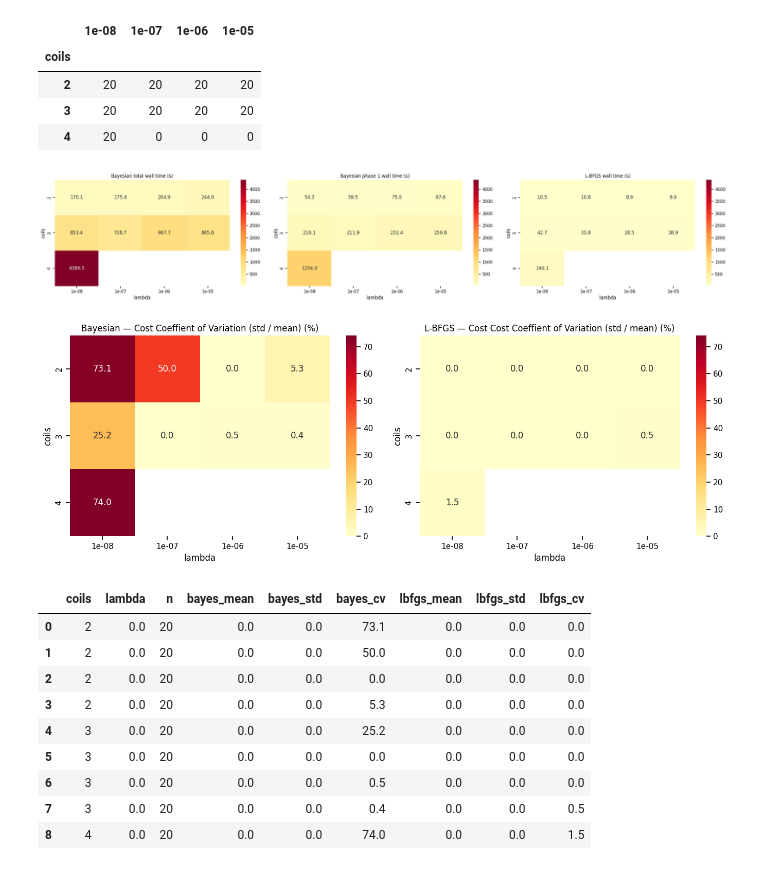
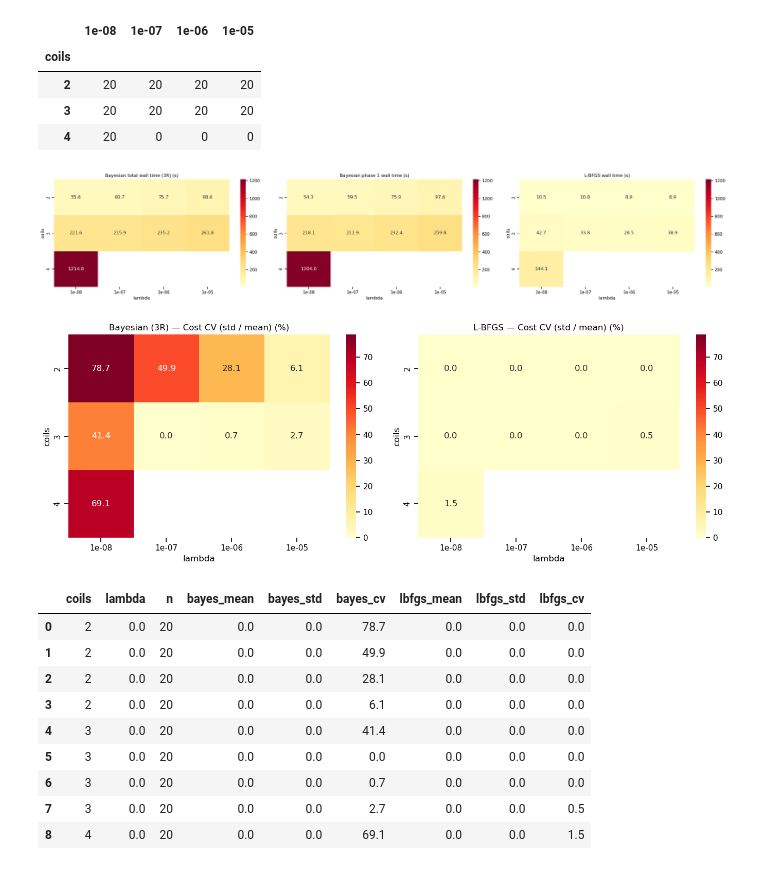
Before and after one commit to jeremslm/PF_location_optimization, a Jupyter notebook: notebooks/alfven_analysis.ipynb, the cells around one changed output. Saved outputs shown, nothing was run; the diff lists cells and outputs as text; code cells hidden in the pictures.

Commit message:
minor tweak to nb pertaining to lbfgs vs bayesian (k refined)

```diff
--- a/notebooks/alfven_analysis.ipynb
+++ b/notebooks/alfven_analysis.ipynb
@@ -78,6 +78,7 @@ for config in sorted(os.listdir(CONV_DIR)):
             'pts_refined': pts,
             'ref_costs_list': ref_costs,
             'ref_evals_list': ref_evals,
+            'ref_times_list': ref_times,
             'ref_evals_total': sum(ref_evals) if ref_evals else 0,
             'ref_evals_mean': float(np.mean(ref_evals)) if ref_evals else float('nan'),
             # timing
@@ -96,17 +106,20 @@ df.head()
 # %%
-K = 5  # number of refinement points to use
+K = 3 # number of refinement points to use
 
 def _kr(row):
     costs = row['ref_costs_list']
     evals = row['ref_evals_list']
+    times = row['ref_times_list']
     if len(costs) >= K and len(evals) >= K:
         return pd.Series({
-            'bayes_Kr_cost': float(costs[K-1]),
+            'bayes_Kr_cost':  float(costs[K-1]),
             'bayes_Kr_evals': row['n_bayesian_evals'] + int(sum(evals[:K])),
+            'bayes_Kr_time':  row['bayes_phase1_time'] + (float(sum(times[:K])) if len(times) >= K else float('nan')),
         })
-    return pd.Series({'bayes_Kr_cost': float('nan'), 'bayes_Kr_evals': float('nan')})
+    return pd.Series({'bayes_Kr_cost': float('nan'), 'bayes_Kr_evals': float('nan'), 'bayes_Kr_time': float('nan')})
 
 kr = df.apply(_kr, axis=1)
-df['bayes_Kr_cost'] = kr['bayes_Kr_cost']
+df['bayes_Kr_cost']  = kr['bayes_Kr_cost']
 df['bayes_Kr_evals'] = kr['bayes_Kr_evals']
+df['bayes_Kr_time']  = kr['bayes_Kr_time']
 print(f"{df['bayes_Kr_cost'].notna().sum()} / {len(df)} runs have >= {K} refinements")
@@ -206,46 +223,48 @@ display(pivot)
 | 3 | 20 | 20 | 20 | 20 |
 | 4 | 20 | 0 | 0 | 0 |
 # %%
-# Wall-clock time breakdown
-timing = df.groupby(['coils', 'lambda']).first().reset_index()
+# Wall-clock time breakdown (Bayesian capped at K refinements)
+valid = df.dropna(subset=['bayes_Kr_time'])
+timing = valid.groupby(['coils', 'lambda']).first().reset_index()
 
 lams = sorted(timing['lambda'].unique())
 pivots = {
     col: timing.pivot_table(index='coils', columns='lambda', values=col).reindex(lams, axis=1)
-    for col in ['bayes_time', 'bayes_phase1_time', 'lbfgs_time']
+    for col in ['bayes_Kr_time', 'bayes_phase1_time', 'lbfgs_time']
 }
 
 vmin = min(p.min().min() for p in pivots.values())
 vmax = max(p.max().max() for p in pivots.values())
 
 titles = {
-    'bayes_time':       'Bayesian total wall time (s)',
-    'bayes_phase1_time':'Bayesian phase 1 wall time (s)',
-    'lbfgs_time':       'L-BFGS wall time (s)',
+    'bayes_Kr_time':    f'Bayesian total wall time ({K}R) (s)',
+    'bayes_phase1_time': 'Bayesian phase 1 wall time (s)',
+    'lbfgs_time':        'L-BFGS wall time (s)',
 }
 
 fig, axes = plt.subplots(1, 3, figsize=(26, 5))
 for ax, (col, pivot) in zip(axes, pivots.items()):
     sns.heatmap(pivot, annot=True, fmt='.1f', cmap='YlOrRd', ax=ax, vmin=vmin, vmax=vmax)
     ax.set_title(titles[col])
     ax.set_xlabel('lambda')
     ax.set_ylabel('coils')
 
 plt.tight_layout()
 plt.show()
 # %% [output]
-[figure, old version]
+[figure, new version]
 # %%
-# Cost CV across runs (std / mean * 100%) per method — higher = more variable across seeds
-multi = df.groupby(['coils', 'lambda']).filter(lambda g: len(g) > 1)
+# Cost CV across runs (std / mean * 100%) — capped at K refinements
+valid = df.dropna(subset=['bayes_Kr_cost'])
+multi = valid.groupby(['coils', 'lambda']).filter(lambda g: len(g) > 1)
 
 if len(multi) == 0:
     print('Only single runs found — re-run with N_RUNS > 1 to see variance.')
 else:
     stats = multi.groupby(['coils', 'lambda']).agg(
-        bayes_mean=('bayes_cost', 'mean'), bayes_std=('bayes_cost', 'std'),
-        lbfgs_mean=('lbfgs_cost', 'mean'), lbfgs_std=('lbfgs_cost', 'std'),
-        n=('bayes_cost', 'count'),
+        bayes_mean=('bayes_Kr_cost', 'mean'), bayes_std=('bayes_Kr_cost', 'std'),
+        lbfgs_mean=('lbfgs_cost',    'mean'), lbfgs_std=('lbfgs_cost',    'std'),
+        n=('bayes_Kr_cost', 'count'),
     ).reset_index()
     stats['bayes_cv'] = stats['bayes_std'] / stats['bayes_mean'] * 100
     stats['lbfgs_cv'] = stats['lbfgs_std'] / stats['lbfgs_mean'] * 100
@@ -255,8 +274,8 @@ else:
 
     fig, axes = plt.subplots(1, 2, figsize=(14, 5))
     for ax, col, title in [
-        (axes[0], 'bayes_cv', 'Bayesian — Cost Coeffient of Variation (std / mean) (%)'),
-        (axes[1], 'lbfgs_cv', 'L-BFGS — Cost Cost Coeffient of Variation (std / mean) (%)'),
+        (axes[0], 'bayes_cv', f'Bayesian ({K}R) — Cost CV (std / mean) (%)'),
+        (axes[1], 'lbfgs_cv', 'L-BFGS — Cost CV (std / mean) (%)'),
     ]:
         pivot = stats.pivot_table(index='coils', columns='lambda', values=col)
         pivot = pivot.reindex(sorted(pivot.columns), axis=1)
@@ -269,14 +288,14 @@ else:
     plt.show()
     display(stats[['coils', 'lambda', 'n', 'bayes_mean', 'bayes_std', 'bayes_cv', 'lbfgs_mean', 'lbfgs_std', 'lbfgs_cv']])
 # %% [output]
-[figure, old version]
+[figure, new version]
 |  | coils | lambda | n | bayes_mean | bayes_std | bayes_cv | lbfgs_mean | lbfgs_std | lbfgs_cv |
-| 0 | 2 | 0.0 | 20 | 0.0 | 0.0 | 73.1 | 0.0 | 0.0 | 0.0 |
-| 1 | 2 | 0.0 | 20 | 0.0 | 0.0 | 50.0 | 0.0 | 0.0 | 0.0 |
-| 2 | 2 | 0.0 | 20 | 0.0 | 0.0 | 0.0 | 0.0 | 0.0 | 0.0 |
-| 3 | 2 | 0.0 | 20 | 0.0 | 0.0 | 5.3 | 0.0 | 0.0 | 0.0 |
-| 4 | 3 | 0.0 | 20 | 0.0 | 0.0 | 25.2 | 0.0 | 0.0 | 0.0 |
+| 0 | 2 | 0.0 | 20 | 0.0 | 0.0 | 78.7 | 0.0 | 0.0 | 0.0 |
+| 1 | 2 | 0.0 | 20 | 0.0 | 0.0 | 49.9 | 0.0 | 0.0 | 0.0 |
+| 2 | 2 | 0.0 | 20 | 0.0 | 0.0 | 28.1 | 0.0 | 0.0 | 0.0 |
+| 3 | 2 | 0.0 | 20 | 0.0 | 0.0 | 6.1 | 0.0 | 0.0 | 0.0 |
+| 4 | 3 | 0.0 | 20 | 0.0 | 0.0 | 41.4 | 0.0 | 0.0 | 0.0 |
 | 5 | 3 | 0.0 | 20 | 0.0 | 0.0 | 0.0 | 0.0 | 0.0 | 0.0 |
-| 6 | 3 | 0.0 | 20 | 0.0 | 0.0 | 0.5 | 0.0 | 0.0 | 0.0 |
-| 7 | 3 | 0.0 | 20 | 0.0 | 0.0 | 0.4 | 0.0 | 0.0 | 0.5 |
-| 8 | 4 | 0.0 | 20 | 0.0 | 0.0 | 74.0 | 0.0 | 0.0 | 1.5 |
+| 6 | 3 | 0.0 | 20 | 0.0 | 0.0 | 0.7 | 0.0 | 0.0 | 0.0 |
+| 7 | 3 | 0.0 | 20 | 0.0 | 0.0 | 2.7 | 0.0 | 0.0 | 0.5 |
+| 8 | 4 | 0.0 | 20 | 0.0 | 0.0 | 69.1 | 0.0 | 0.0 | 1.5 |
```
Also changed, not shown: parts of 3 cells of this notebook.
